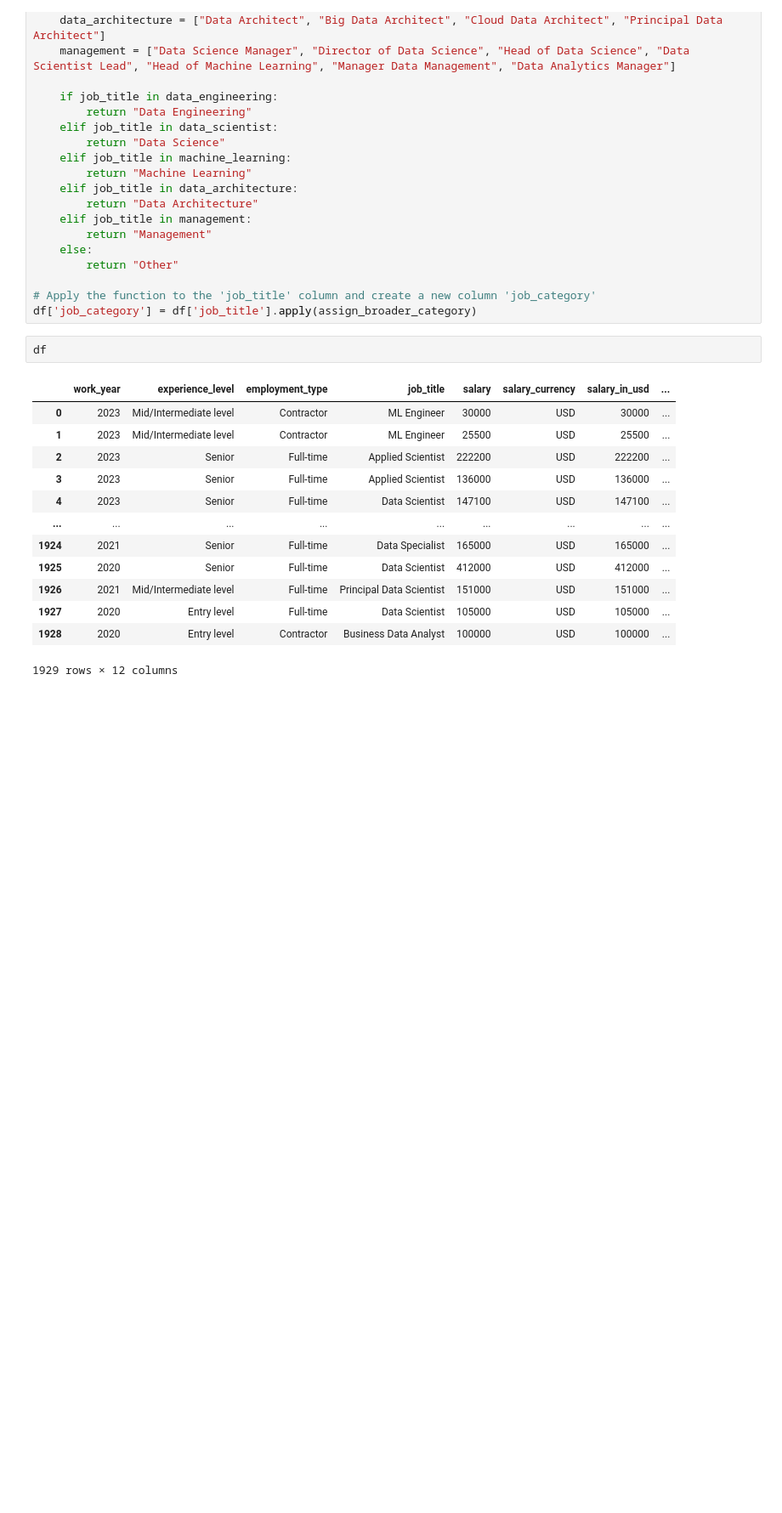
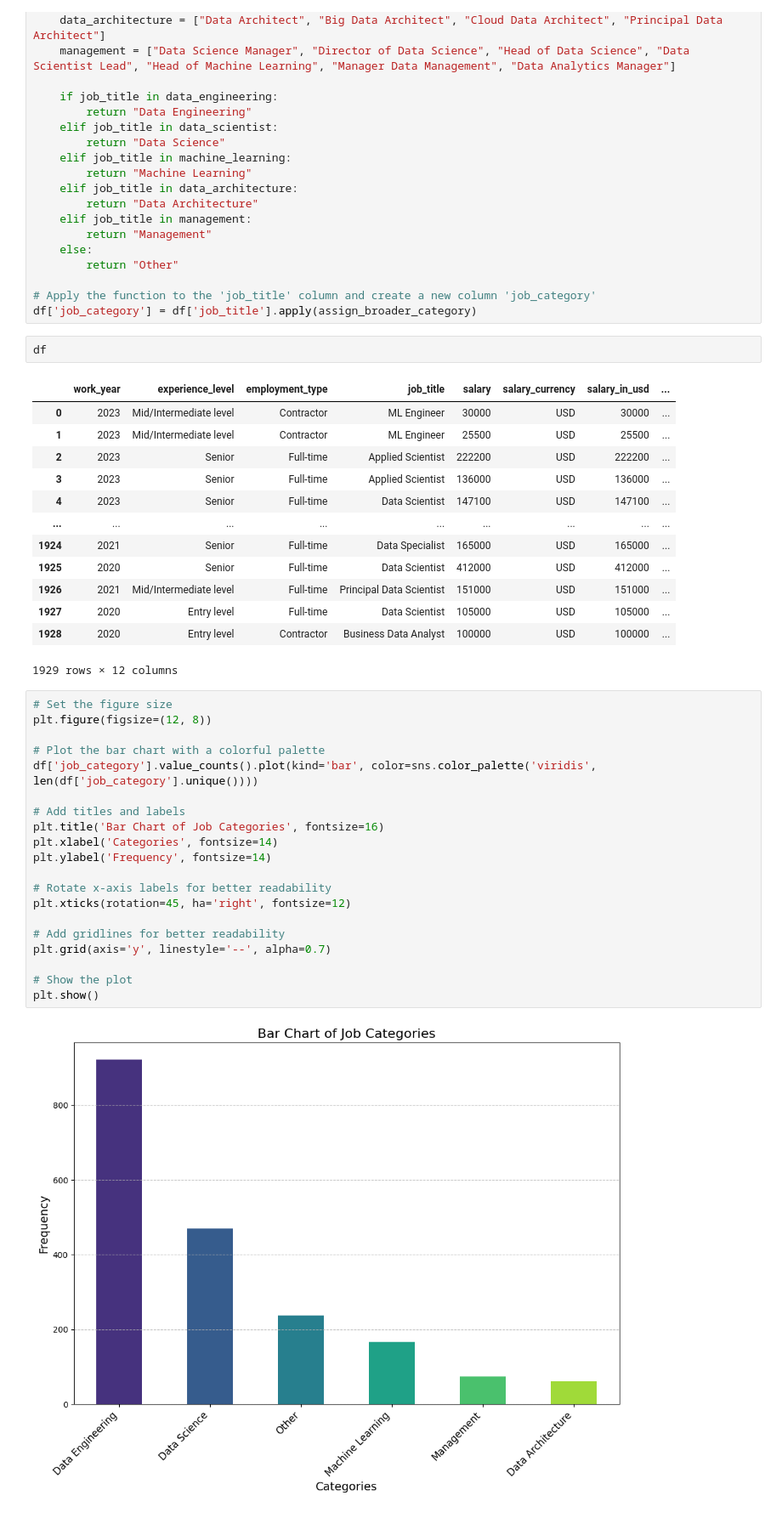
Before and after one commit to Raju-jrDev/Data-Science-job-analysis, a Jupyter notebook: main.ipynb, the cells around one changed output. Shown at 85% size. Saved outputs shown, nothing was run; the diff lists cells and outputs as text; blank space fills up the shorter version.

```diff
--- a/main.ipynb
+++ b/main.ipynb
@@ -158,3 +158,25 @@ df
 | 1927 | 2020 | Entry level | Full-time | Data Scientist | 105000 | USD | 105000 | ... |
 | 1928 | 2020 | Entry level | Contractor | Business Data Analyst | 100000 | USD | 100000 | ... |
 1929 rows × 12 columns
+# %%
+# Set the figure size
+plt.figure(figsize=(12, 8))
+
+# Plot the bar chart with a colorful palette
+df['job_category'].value_counts().plot(kind='bar', color=sns.color_palette('viridis', len(df['job_category'].unique())))
+
+# Add titles and labels
+plt.title('Bar Chart of Job Categories', fontsize=16)
+plt.xlabel('Categories', fontsize=14)
+plt.ylabel('Frequency', fontsize=14)
+
+# Rotate x-axis labels for better readability
+plt.xticks(rotation=45, ha='right', fontsize=12)
+
+# Add gridlines for better readability
+plt.grid(axis='y', linestyle='--', alpha=0.7)
+
+# Show the plot
+plt.show()
+# %% [output]
+[figure, added]
```
Also changed, not shown: parts of 9 cells of this notebook.
